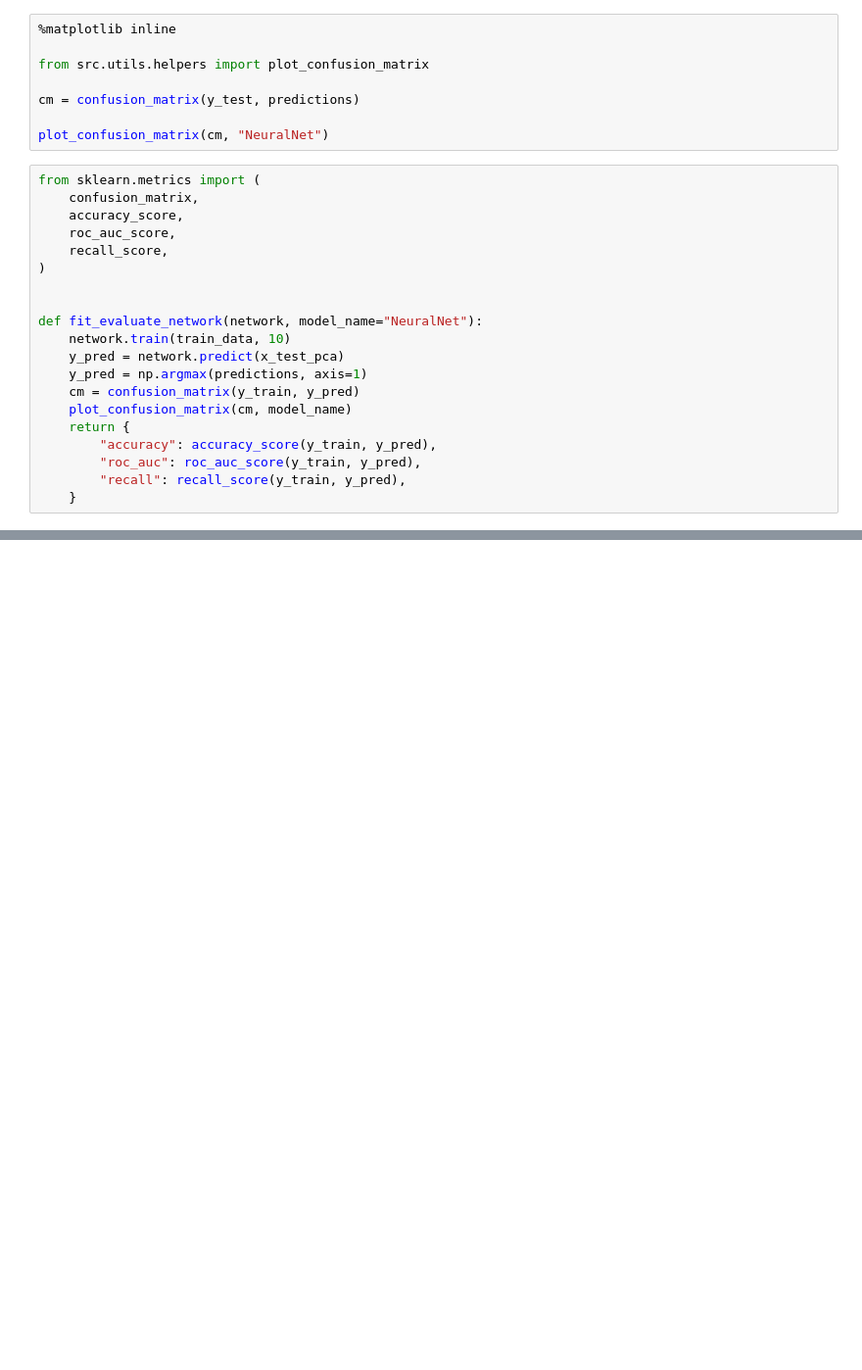
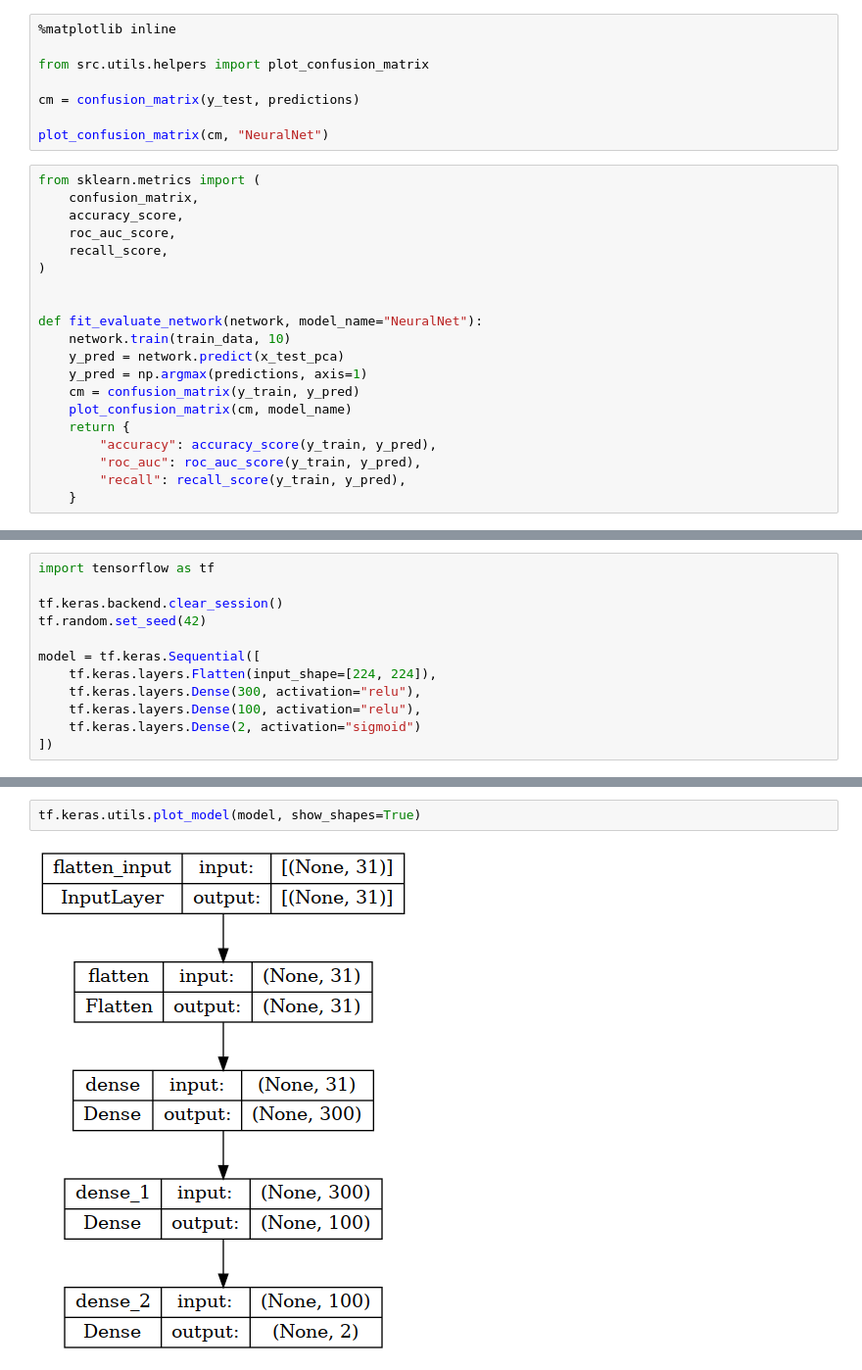
Before and after one commit to Az-r-ow/zoidberg, a Jupyter notebook: revised_main.ipynb, the cells around one changed output, grey strips where cells are left out. Shown at 98% size. Saved outputs shown, nothing was run; the diff lists cells and outputs as text; blank space fills up the shorter version.

```diff
--- a/revised_main.ipynb
+++ b/revised_main.ipynb
@@ -654,0 +718,12 @@ def fit_evaluate_network(network, model_name="NeuralNet"):
+# %%
+import tensorflow as tf
+
+tf.keras.backend.clear_session()
+tf.random.set_seed(42)
+
+model = tf.keras.Sequential([
+    tf.keras.layers.Flatten(input_shape=[224, 224]),
+    tf.keras.layers.Dense(300, activation="relu"),
+    tf.keras.layers.Dense(100, activation="relu"),
+    tf.keras.layers.Dense(2, activation="sigmoid")
+])
@@ -654,0 +748,4 @@ def fit_evaluate_network(network, model_name="NeuralNet"):
+# %%
+tf.keras.utils.plot_model(model, show_shapes=True)
+# %% [output]
+[figure, added]
```
Also changed, not shown: parts of 48 cells of this notebook.
